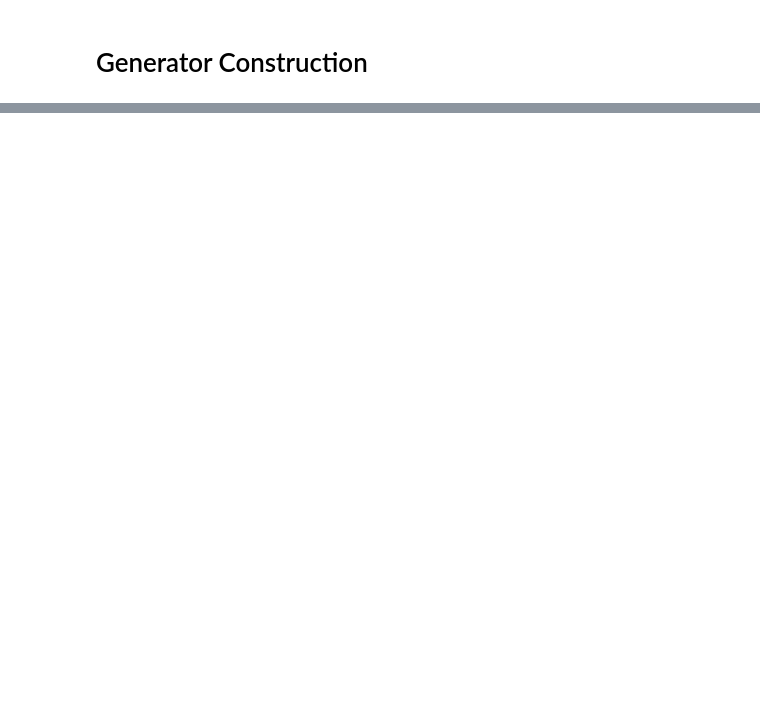
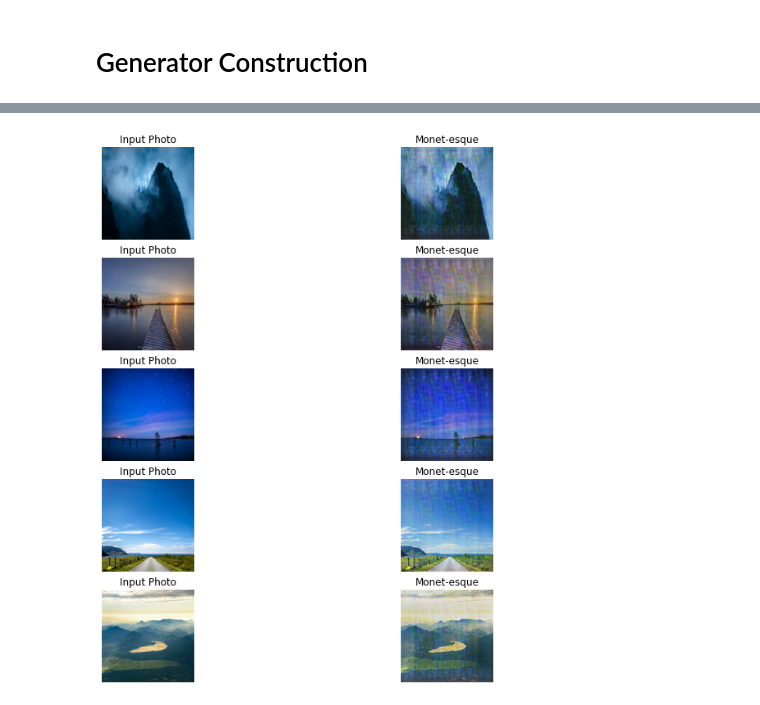
Before and after one commit to Audeon/paintergan, a Jupyter notebook: Kaggle_Im_Something_of_a_Painter_Myself.ipynb, the cells around one changed output, grey strips where cells are left out. Saved outputs shown, nothing was run; the diff lists cells and outputs as text; code cells hidden in the pictures; blank space fills up the shorter version.

Commit message:
Finished Initial code build and have first results.

```diff
--- a/Kaggle_Im_Something_of_a_Painter_Myself.ipynb
+++ b/Kaggle_Im_Something_of_a_Painter_Myself.ipynb
@@ -165,0 +233,29 @@ def downsample(filters, size, apply_instancenorm=True):
+# %%
+def Discriminator():
+  initializer = tf.random_normal_initializer(0., 0.02)
+  gamma_init = keras.initializers.RandomNormal(mean=0.0, stddev=0.02, seed=42)
+  inp = layers.Input(shape=[256, 256, 3], name='input_image')
+  x=inp
+
+  down1 = downsample(64,4, False)(x)
+  down2 = downsample(128,4)(down1)
+  down3 = downsample(256,4)(down2)
+
+  zero_pad1 = layers.ZeroPadding2D()(down3)
+  conv = layers.Conv2D(512, 4, strides=1, kernel_initializer=initializer, use_bias=False)(zero_pad1)
+
+  norm1 = tfa.layers.InstanceNormalization(gamma_initializer=gamma_init)(conv)
+
+  leaky_relu = layers.LeakyReLU()(norm1)
+  zero_pad2 = layers.ZeroPadding2D()(leaky_relu)
+
+  last = layers.Conv2D(1,4, strides=1, kernel_initializer=initializer)(zero_pad2)
+
+  return tf.keras.Model(inputs=inp, outputs=last)
+# %%
+with strategy.scope():
+  monet_generator = Generator() # Transforms photos into Money like paintings
+  photo_generator = Generator() # Transforms monets to be more like photos.
+
+  monet_discriminator = Discriminator() # Checks if  real monet or fake
+  photo_discriminator = Discriminator() # Checks if photo is real or fake
@@ -165,0 +449,16 @@ def downsample(filters, size, apply_instancenorm=True):
+# %%
+_, ax = plt.subplots(5, 2, figsize=(12, 12))
+for i, img in enumerate(photo_ds.take(5)):
+    prediction = monet_generator(img, training=False)[0].numpy()
+    prediction = (prediction * 127.5 + 127.5).astype(np.uint8)
+    img = (img[0] * 127.5 + 127.5).numpy().astype(np.uint8)
+
+    ax[i, 0].imshow(img)
+    ax[i, 1].imshow(prediction)
+    ax[i, 0].set_title("Input Photo")
+    ax[i, 1].set_title("Monet-esque")
+    ax[i, 0].axis("off")
+    ax[i, 1].axis("off")
+plt.show()
+# %% [output]
+[figure, added]
```
Also changed, not shown: parts of 22 cells of this notebook.
